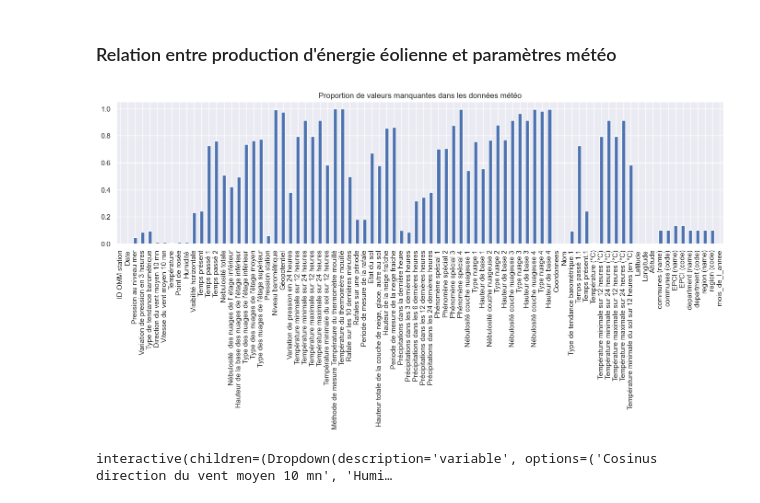
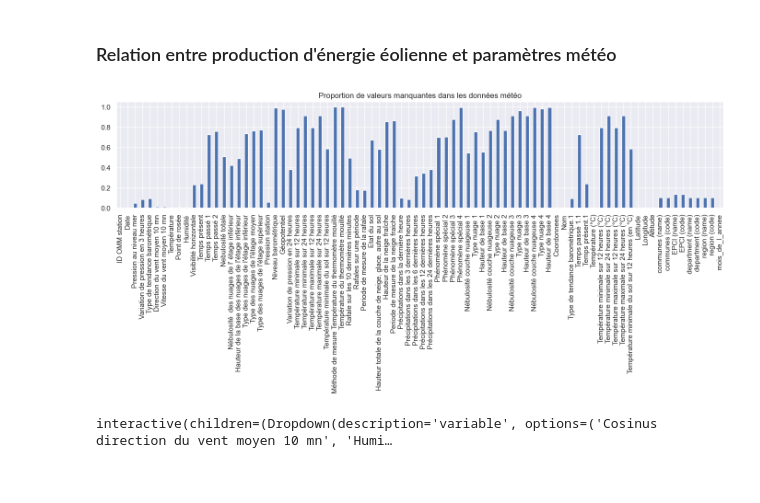
Before and after one commit to antonindurieux/prediction-energie-eolienne, a Jupyter notebook: prediction_energy_eolienne.ipynb, the cells around one changed output. Saved outputs shown, nothing was run; the diff lists cells and outputs as text; code cells hidden in the pictures.

```diff
--- a/prediction_energy_eolienne.ipynb
+++ b/prediction_energy_eolienne.ipynb
@@ -177,12 +170,12 @@ plt.show()
 # %% [markdown]
 ### Relation entre production d'énergie éolienne et paramètres météo
 # %%
-plt.figure(figsize=(17, 4))
+plt.figure(figsize=(17, 3))
 (meteo_df.isna().sum() / len(meteo_df)).plot.bar()
 plt.title("Proportion de valeurs manquantes dans les données météo")
 plt.show()
 # %% [output]
-[figure, old version]
+[figure, new version]
 # %%
 meteo_df = processing.compute_wind_direction_features(meteo_df)
 # %%
```
Also changed, not shown: parts of 17 cells of this notebook, 1 other file.
